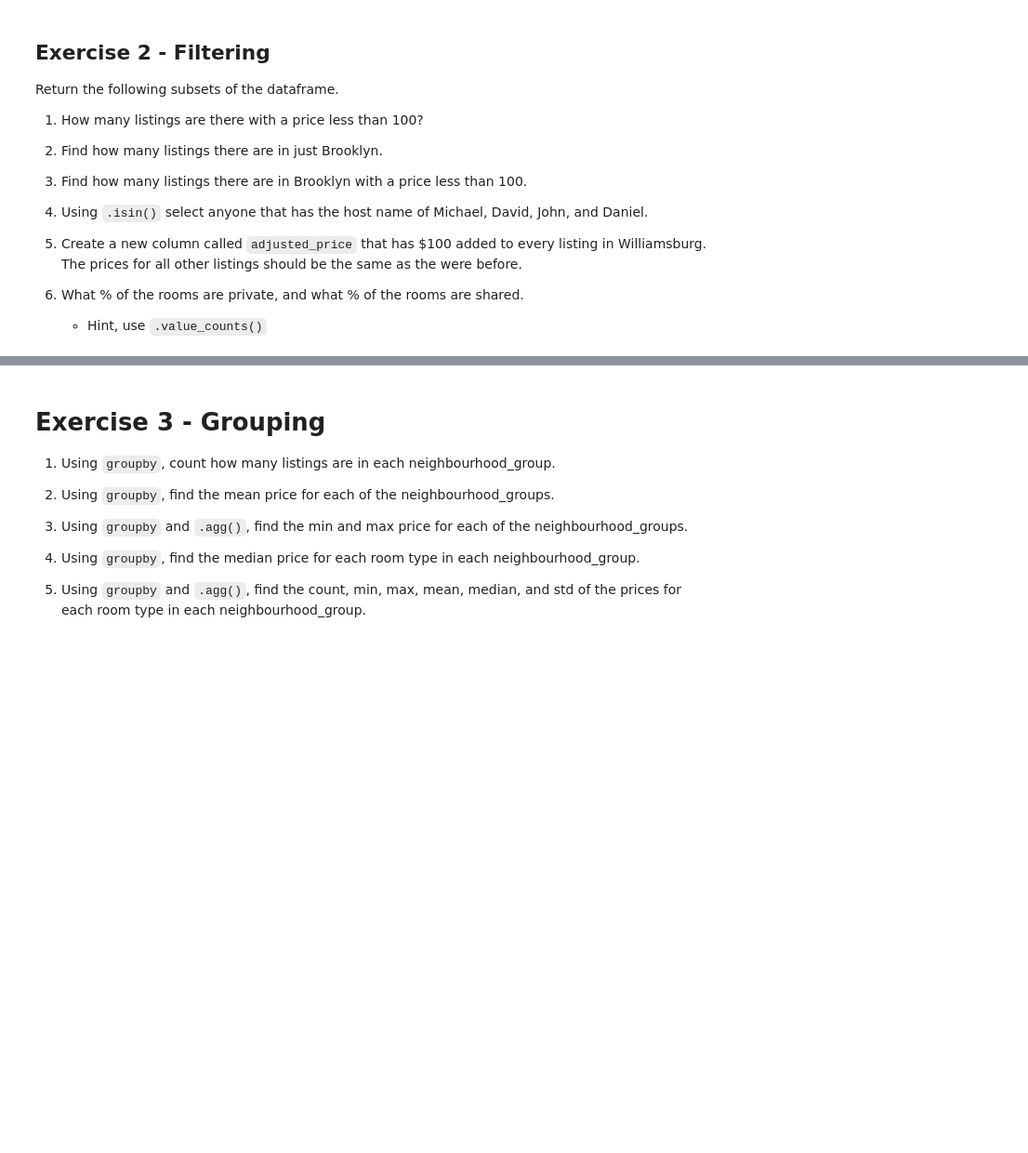
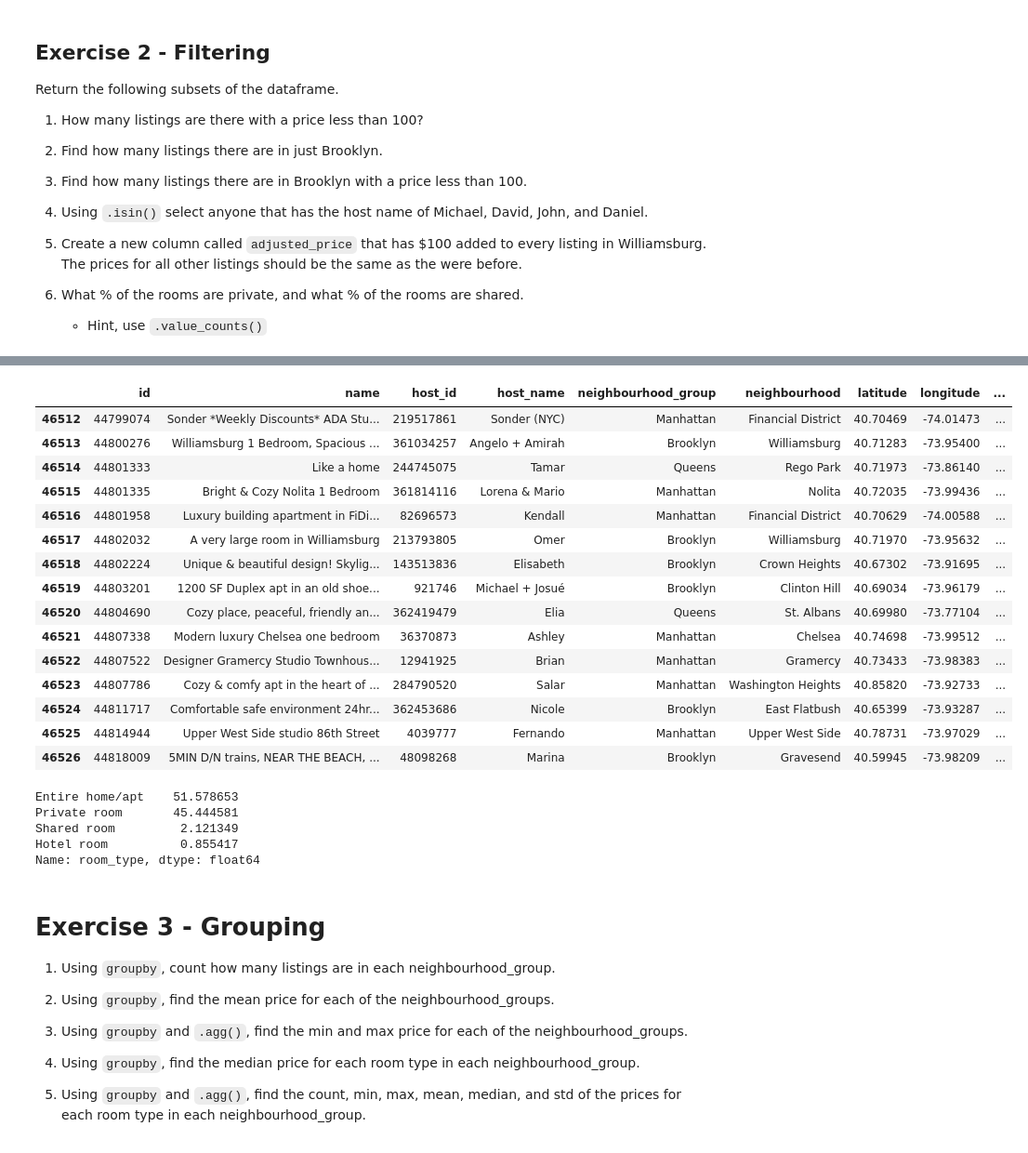
Before and after one commit to javohirhalimov/2021-fall-data-science, a Jupyter notebook: Week-01-Pandas/Exercise.ipynb, the cells around one changed output, grey strips where cells are left out. Shown at 93% size. Saved outputs shown, nothing was run; the diff lists cells and outputs as text; code cells hidden in the pictures; blank space fills up the shorter version.

Commit message:
[HomeWork #1]

```diff
--- a/Week-01-Pandas/Exercise.ipynb
+++ b/Week-01-Pandas/Exercise.ipynb
@@ -12,3 +12,5 @@ import numpy as np
 # Load in the data file using `pd.read_csv()`
 # %%
 # Load data here
+df = pd.read_csv('data/listings.csv', sep = ',')
+df.head()
@@ -46,8 +93,35 @@ Return the following subsets of the dataframe.
 # %%
 # 5. Create a new column called `adjusted_price` that has $100 added to every listing in Williamsburg.
-# The prices for all other listings should be the same as the were before.
+# The prices for all other listings should be the same as they were before.
+condition1 = df['neighbourhood'] == 'Williamsburg'
+df['adjusted_price'] = np.where(condition1, df['price']+100, df['price'])
+df.tail(15)
+# %% [output]
+|  | id | name | host_id | host_name | neighbourhood_group | neighbourhood | latitude | longitude | ... |
+| 46512 | 44799074 | Sonder *Weekly Discounts* ADA Stu... | 219517861 | Sonder (NYC) | Manhattan | Financial District | 40.70469 | -74.01473 | ... |
+| 46513 | 44800276 | Williamsburg 1 Bedroom, Spacious ... | 361034257 | Angelo + Amirah | Brooklyn | Williamsburg | 40.71283 | -73.95400 | ... |
+| 46514 | 44801333 | Like a home | 244745075 | Tamar | Queens | Rego Park | 40.71973 | -73.86140 | ... |
+| 46515 | 44801335 | Bright & Cozy Nolita 1 Bedroom | 361814116 | Lorena & Mario | Manhattan | Nolita | 40.72035 | -73.99436 | ... |
+| 46516 | 44801958 | Luxury building apartment in FiDi... | 82696573 | Kendall | Manhattan | Financial District | 40.70629 | -74.00588 | ... |
+| 46517 | 44802032 | A very large room in Williamsburg | 213793805 | Omer | Brooklyn | Williamsburg | 40.71970 | -73.95632 | ... |
+| 46518 | 44802224 | Unique & beautiful design! Skylig... | 143513836 | Elisabeth | Brooklyn | Crown Heights | 40.67302 | -73.91695 | ... |
+| 46519 | 44803201 | 1200 SF Duplex apt in an old shoe... | 921746 | Michael + Josué | Brooklyn | Clinton Hill | 40.69034 | -73.96179 | ... |
+| 46520 | 44804690 | Cozy place, peaceful, friendly an... | 362419479 | Elia | Queens | St. Albans | 40.69980 | -73.77104 | ... |
+| 46521 | 44807338 | Modern luxury Chelsea one bedroom | 36370873 | Ashley | Manhattan | Chelsea | 40.74698 | -73.99512 | ... |
+| 46522 | 44807522 | Designer Gramercy Studio Townhous... | 12941925 | Brian | Manhattan | Gramercy | 40.73433 | -73.98383 | ... |
+| 46523 | 44807786 | Cozy & comfy apt in the heart of ... | 284790520 | Salar | Manhattan | Washington Heights | 40.85820 | -73.92733 | ... |
+| 46524 | 44811717 | Comfortable safe environment 24hr... | 362453686 | Nicole | Brooklyn | East Flatbush | 40.65399 | -73.93287 | ... |
+| 46525 | 44814944 | Upper West Side studio 86th Street | 4039777 | Fernando | Manhattan | Upper West Side | 40.78731 | -73.97029 | ... |
+| 46526 | 44818009 | 5MIN D/N trains, NEAR THE BEACH, ... | 48098268 | Marina | Brooklyn | Gravesend | 40.59945 | -73.98209 | ... |
 # %%
 # 6. What % of the rooms are private, and what % of the rooms are shared.
+df.room_type.value_counts(normalize=True)*100
+# %% [output]
+Entire home/apt    51.578653
+Private room       45.444581
+Shared room         2.121349
+Hotel room          0.855417
+Name: room_type, dtype: float64
 # %% [markdown]
 # Exercise 3 - Grouping
 
```
Also changed, not shown: parts of 5 cells of this notebook.
